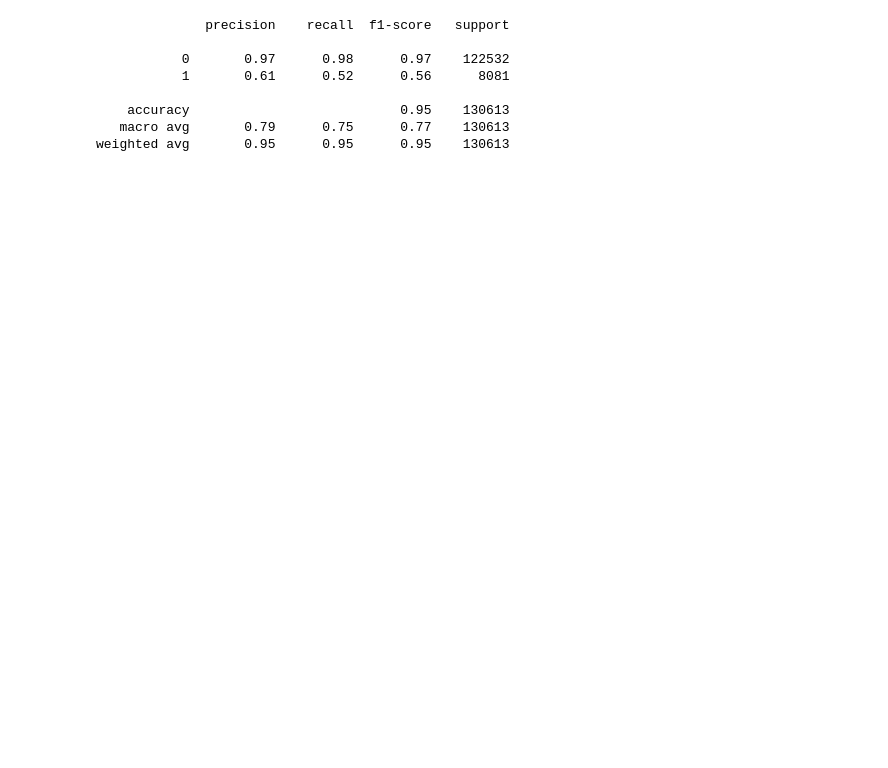
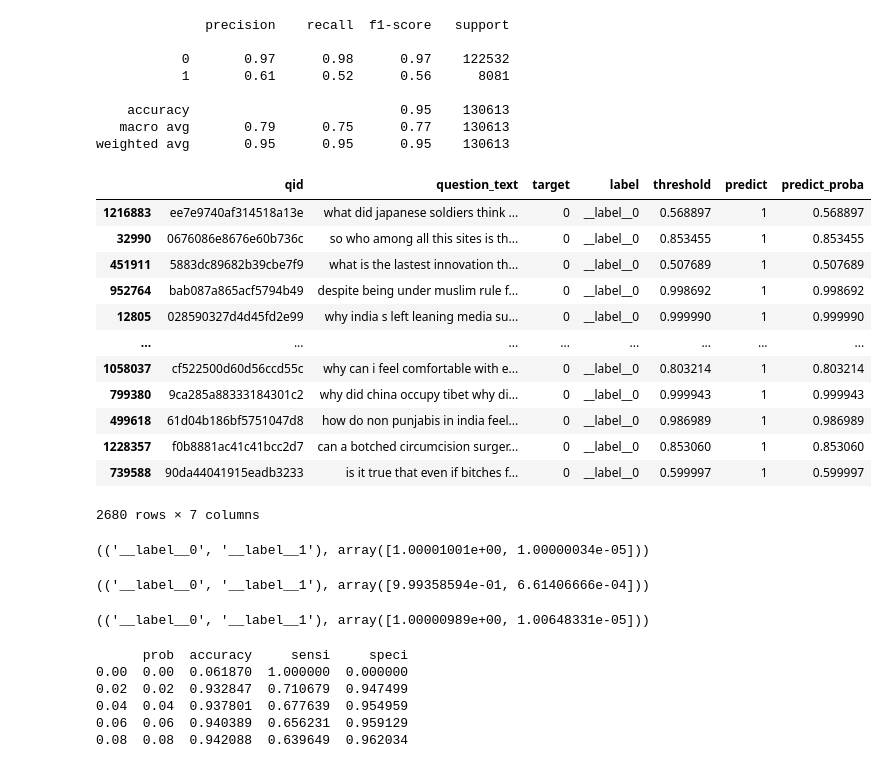
Before and after one commit to shishirkmr/Quora-Insincere-Questions-Classification, a Jupyter notebook: EDA.ipynb, the cells around one changed output. Saved outputs shown, nothing was run; the diff lists cells and outputs as text; code cells hidden in the pictures; blank space fills up the shorter version.

```diff
--- a/EDA.ipynb
+++ b/EDA.ipynb
@@ -265,31 +294,66 @@ print(classification_report(test_df['target'],test_df['predict']))
     accuracy                           0.95    130613
    macro avg       0.79      0.75      0.77    130613
 weighted avg       0.95      0.95      0.95    130613
+# %%
+test_df[(test_df['target']==0) & (test_df['predict']==1)]
+# %% [output]
+|  | qid | question_text | target | label | threshold | predict | predict_proba |
+| 1216883 | ee7e9740af314518a13e | what did japanese soldiers think ... | 0 | __label__0 | 0.568897 | 1 | 0.568897 |
+| 32990 | 0676086e8676e60b736c | so who among all this sites is th... | 0 | __label__0 | 0.853455 | 1 | 0.853455 |
+| 451911 | 5883dc89682b39cbe7f9 | what is the lastest innovation th... | 0 | __label__0 | 0.507689 | 1 | 0.507689 |
+| 952764 | bab087a865acf5794b49 | despite being under muslim rule f... | 0 | __label__0 | 0.998692 | 1 | 0.998692 |
+| 12805 | 028590327d4d45fd2e99 | why india s left leaning media su... | 0 | __label__0 | 0.999990 | 1 | 0.999990 |
+| ... | ... | ... | ... | ... | ... | ... | ... |
+| 1058037 | cf522500d60d56ccd55c | why can i feel comfortable with e... | 0 | __label__0 | 0.803214 | 1 | 0.803214 |
+| 799380 | 9ca285a88333184301c2 | why did china occupy tibet why di... | 0 | __label__0 | 0.999943 | 1 | 0.999943 |
+| 499618 | 61d04b186bf5751047d8 | how do non punjabis in india feel... | 0 | __label__0 | 0.986989 | 1 | 0.986989 |
+| 1228357 | f0b8881ac41c41bcc2d7 | can a botched circumcision surger... | 0 | __label__0 | 0.853060 | 1 | 0.853060 |
+| 739588 | 90da44041915eadb3233 | is it true that even if bitches f... | 0 | __label__0 | 0.599997 | 1 | 0.599997 |
+2680 rows × 7 columns
+# %%
+model.predict('how to get admission?',k=2)
+# %% [output]
+(('__label__0', '__label__1'), array([1.00001001e+00, 1.00000034e-05]))
+# %%
+model.predict('why did men always think about sex',k=2)
+# %% [output]
+(('__label__0', '__label__1'), array([9.99358594e-01, 6.61406666e-04]))
+# %%
+model.predict('why did china occupy tibet',k=2)
+# %% [output]
+(('__label__0', '__label__1'), array([1.00000989e+00, 1.00648331e-05]))
 # %%
 # threshold optimization
 # %%
-# cutoff_df = pd.DataFrame( columns = ['prob','accuracy','sensi','speci'])
-# from sklearn.metrics import confusion_matrix
+cutoff_df = pd.DataFrame( columns = ['prob','accuracy','sensi','speci'])
+from sklearn.metrics import confusion_matrix
 
-# confusion=confusion_matrix(test_df['target'],test_df['predict'])
+# confusion = confusion_matrix(test_df['target'],test_df['predict'])
 
-# # TP = confusion[1,1] # true positive
-# # TN = confusion[0,0] # true negatives
-# # FP = confusion[0,1] # false positives
-# # FN = confusion[1,0] # false negatives
+# TP = confusion[1,1] # true positive
+# TN = confusion[0,0] # true negatives
+# FP = confusion[0,1] # false positives
+# FN = confusion[1,0] # false negatives
 
-# def threshold_optimization(y,num):
-#     #pass the prediction_probability series and threshold probabilty cutoff
-#     y_bool= y.apply(lambda x: 1 if x>=num else 0)
-#     return y_bool
+def threshold_optimization(y,num):
+    #pass the prediction_probability series and threshold probabilty cutoff
+    y_bool= y.apply(lambda x: 1 if x>=num else 0)
+    return y_bool
 
-# num = np.arange(0.8, 1, 0.002)
-# for i in num:
-#     cm1 = confusion_matrix(train_df['target'],threshold_optimization(train_df['predict_proba'],i))
-#     total1=sum(sum(cm1))
-#     accuracy = (cm1[0,0]+cm1[1,1])/total1
+num = np.arange(0, 1, 0.02)
+for i in num:
+    cm1 = confusion_matrix(test_df['target'],threshold_optimization(test_df['threshold'],i))
+    total1=sum(sum(cm1))
+    accuracy = (cm1[0,0]+cm1[1,1])/total1
 
-#     speci = cm1[0,0]/(cm1[0,0]+cm1[0,1])
-#     sensi = cm1[1,1]/(cm1[1,0]+cm1[1,1])
-#     cutoff_df.loc[i] =[ i ,accuracy,sensi,speci]
-# print(cutoff_df.head())
+    speci = cm1[0,0]/(cm1[0,0]+cm1[0,1])
+    sensi = cm1[1,1]/(cm1[1,0]+cm1[1,1])
+    cutoff_df.loc[i] =[ i ,accuracy,sensi,speci]
+print(cutoff_df.head())
+# %% [output]
+      prob  accuracy     sensi     speci
+0.00  0.00  0.061870  1.000000  0.000000
+0.02  0.02  0.932847  0.710679  0.947499
+0.04  0.04  0.937801  0.677639  0.954959
+0.06  0.06  0.940389  0.656231  0.959129
+0.08  0.08  0.942088  0.639649  0.962034
```
Also changed, not shown: parts of 16 cells of this notebook.
